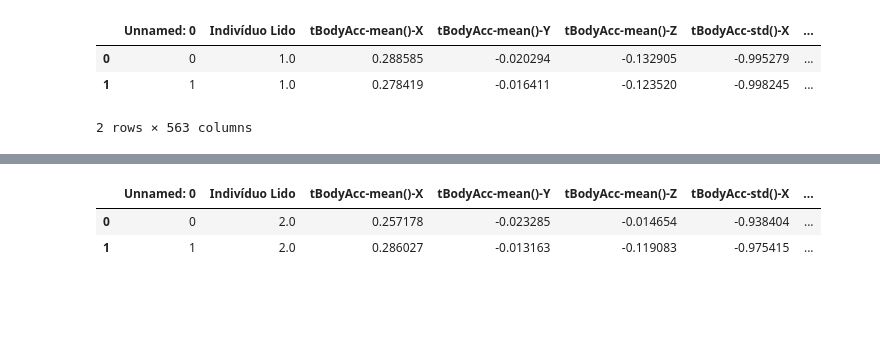
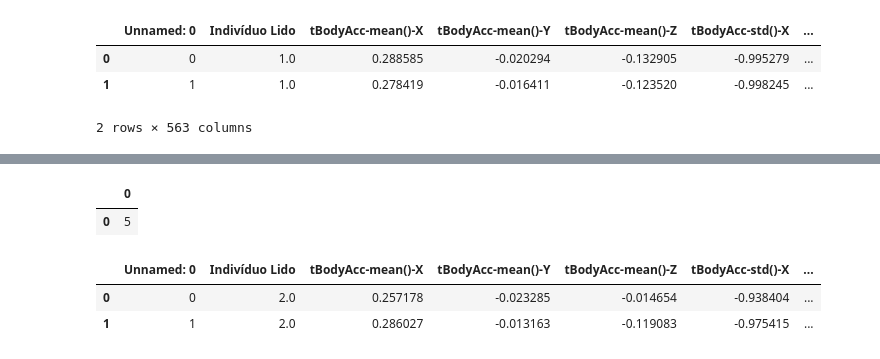
Before and after one commit to victortintel/ex2_modulo17_arvores2-, a Jupyter notebook: ex2_victor_tintel_mod_17.ipynb, the cells around one changed output, grey strips where cells are left out. Drawn from its saved outputs; the diff is of its cells as text; code cells hidden in the pictures; blank space fills up the shorter version.

```diff
--- a/ex2_victor_tintel_mod_17.ipynb
+++ b/ex2_victor_tintel_mod_17.ipynb
@@ -60,3 +38,10 @@ Length: 563, dtype: int64
+# %%
+y_train = pd.read_csv('./UCI HAR Dataset/train/y_train.txt', header=None, delim_whitespace=True)
+y_train.head(1)
+y
+# %% [output]
+|  | 0 |
+| 0 | 5 |
 # %%
 X_test= pd.read_csv('base_de_teste')
 X_test.head(2)
```
Also changed, not shown: parts of 21 cells of this notebook.
